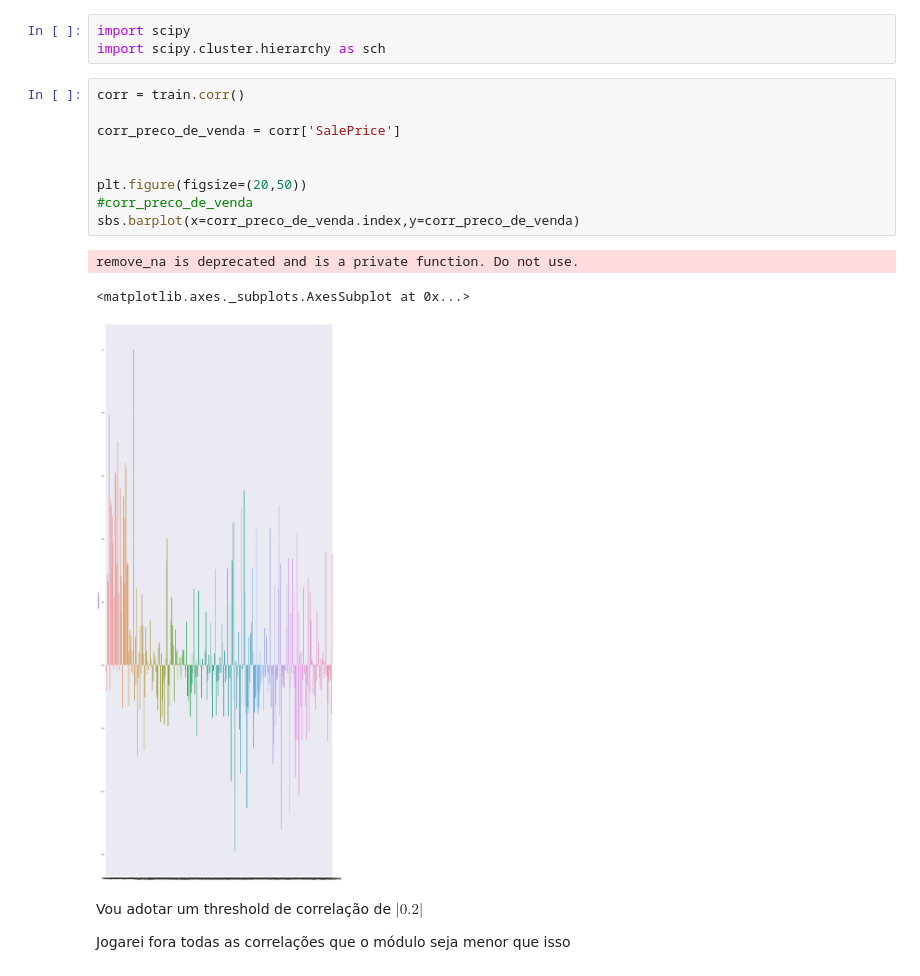
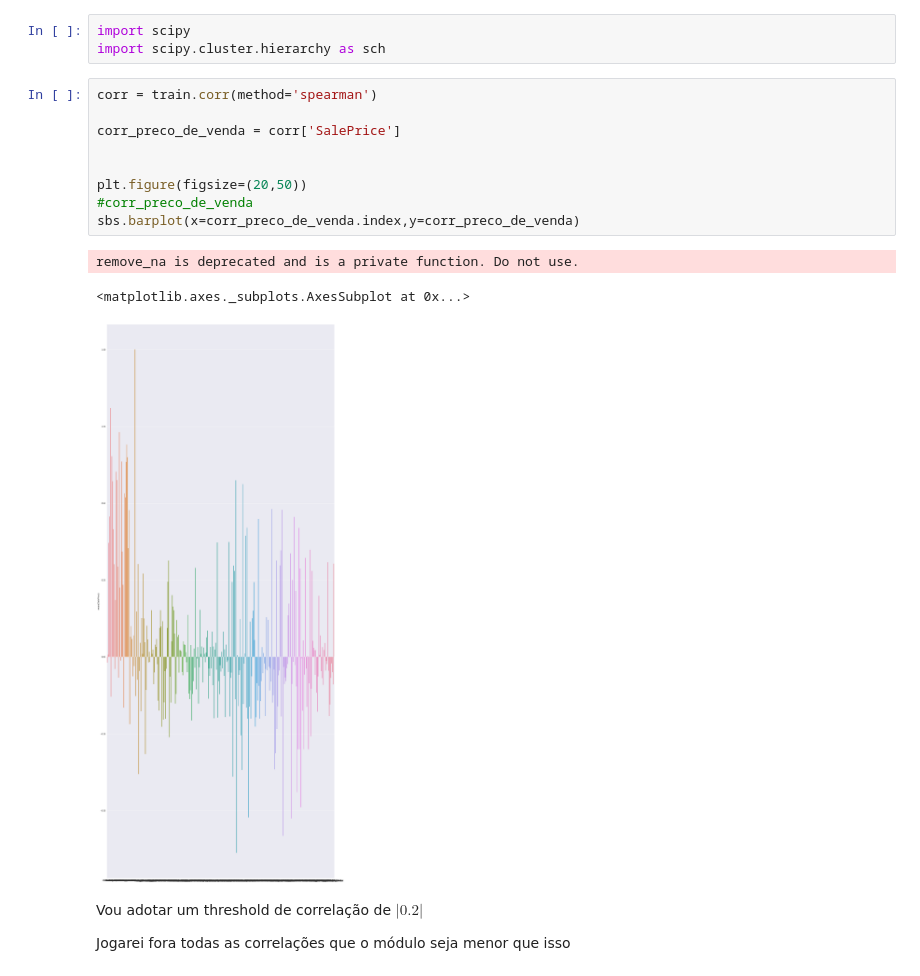
Before and after one commit to 51rL1N5/Prova_Esig, a Jupyter notebook: houseprice.ipynb, the cells around one changed output. Drawn from its saved outputs; the diff is of its cells as text.

Commit message:
mudei o coeficiente de correlação de Pearson para Spearman

```diff
--- a/houseprice.ipynb
+++ b/houseprice.ipynb
@@ -559,18 +559,18 @@ train = pd.get_dummies(train)
 import scipy
 import scipy.cluster.hierarchy as sch
 # %%
-corr = train.corr()
+corr = train.corr(method='spearman')
 
 corr_preco_de_venda = corr['SalePrice']
 
 
 plt.figure(figsize=(20,50))
 #corr_preco_de_venda
 sbs.barplot(x=corr_preco_de_venda.index,y=corr_preco_de_venda)
 # %% [output]
 remove_na is deprecated and is a private function. Do not use.
 <matplotlib.axes._subplots.AxesSubplot at 0x...>
-[figure, old version]
+[figure, new version]
 # %% [markdown]
 Vou adotar um threshold de correlação de $|0.2|$
 
```
Also changed, not shown: parts of 5 cells of this notebook.
